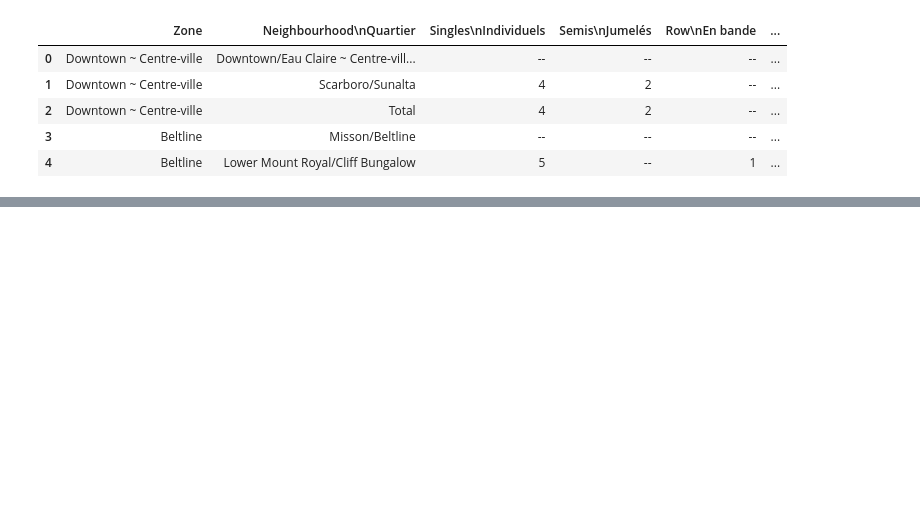
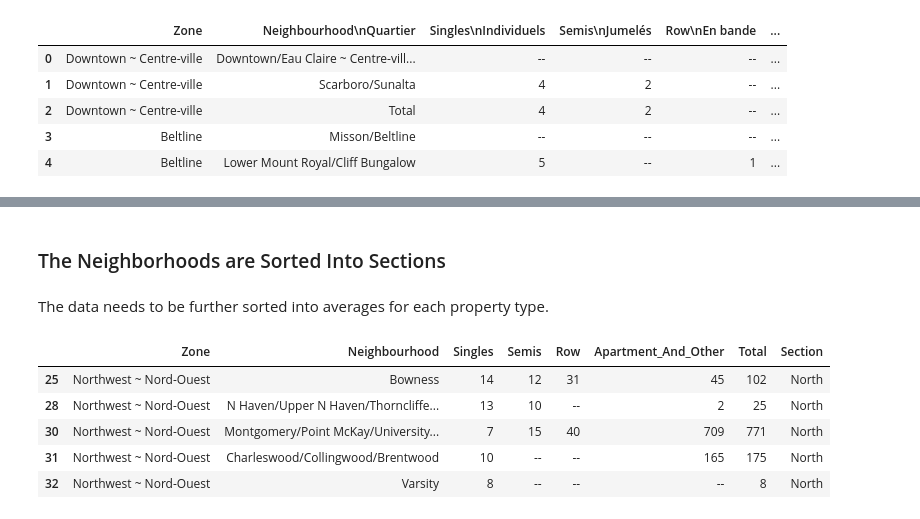
Before and after one commit to jaykayso/glamorgan, a Jupyter notebook: calgary_five.ipynb, the cells around one changed output, grey strips where cells are left out. Saved outputs shown, nothing was run; the diff lists cells and outputs as text; code cells hidden in the pictures; blank space fills up the shorter version.

```diff
--- a/calgary_five.ipynb
+++ b/calgary_five.ipynb
@@ -31,0 +109,19 @@ df = df.rename(columns = {'Neighbourhood\nQuartier' : 'Neighbourhood', 'Singles\
+# %%
+n_df = df[df['Section'] == 'North']
+s_df = df[df['Section'] == 'South']
+e_df = df[df['Section'] == 'East']
+w_df = df[df['Section'] == 'West']
+c_df = df[df['Section'] == 'Centre']
+# %% [markdown]
+### The Neighborhoods are Sorted Into Sections
+# %% [markdown]
+The data needs to be further sorted into averages for each property type.
+# %%
+n_df.head()
+# %% [output]
+|  | Zone | Neighbourhood | Singles | Semis | Row | Apartment_And_Other | Total | Section |
+| 25 | Northwest ~ Nord-Ouest | Bowness | 14 | 12 | 31 | 45 | 102 | North |
+| 28 | Northwest ~ Nord-Ouest | N Haven/Upper N Haven/Thorncliffe... | 13 | 10 | -- | 2 | 25 | North |
+| 30 | Northwest ~ Nord-Ouest | Montgomery/Point McKay/University... | 7 | 15 | 40 | 709 | 771 | North |
+| 31 | Northwest ~ Nord-Ouest | Charleswood/Collingwood/Brentwood | 10 | -- | -- | 165 | 175 | North |
+| 32 | Northwest ~ Nord-Ouest | Varsity | 8 | -- | -- | -- | 8 | North |
```
Also changed, not shown: parts of 17 cells of this notebook, 2 other files.
